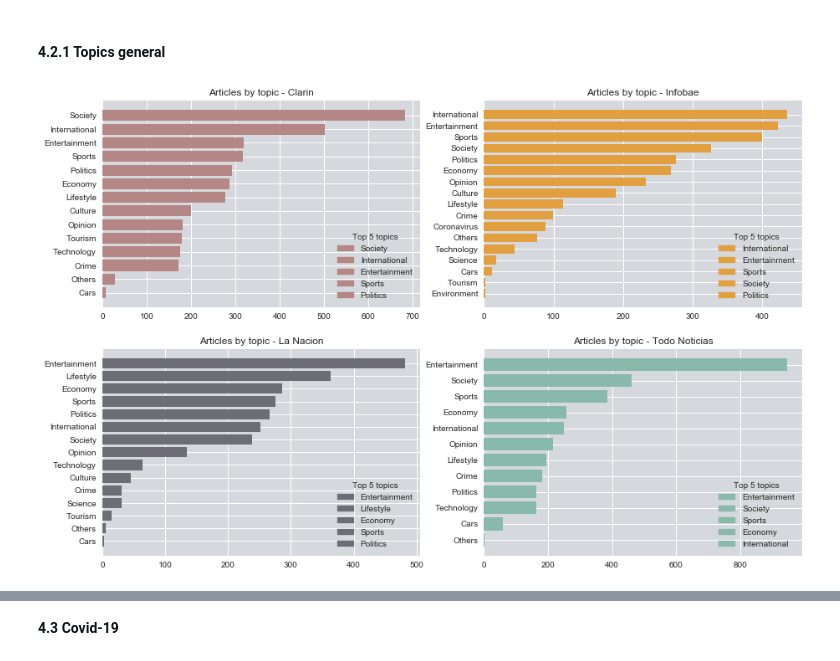
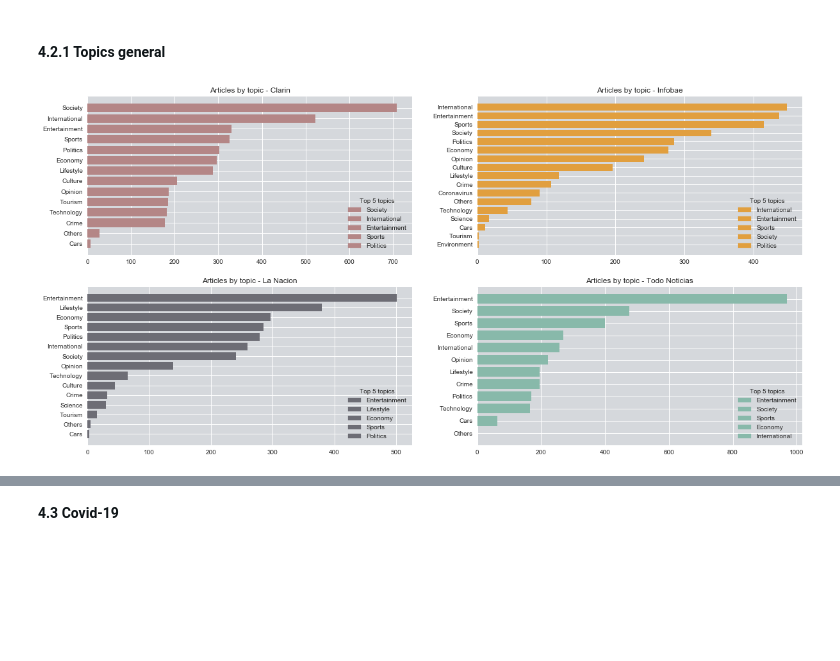
Before and after one commit to ljverni/media, a Jupyter notebook: media-report.ipynb, the cells around one changed output, grey strips where cells are left out. Saved outputs shown, nothing was run; the diff lists cells and outputs as text; code cells hidden in the pictures; blank space fills up the shorter version.

```diff
--- a/media-report.ipynb
+++ b/media-report.ipynb
@@ -315,26 +317,26 @@ The standard deviation of Todo Noticias set is explained partially because of th
 #### <font color="#0F1518">4.2.1 Topics general</font>
 # %%
 ###FIGURE-B
-fig = plt.figure(figsize=(15, 10))
+fig = plt.figure(figsize=(20, 10))
 gs = GridSpec(2, 2)
 
 #QUERIES
 total_bymedia_bytopic = df.groupby(["media_name", "topic"]).agg({"article_name":"count"}).reset_index(level="topic").rename(columns={"article_name":"topic_totals"})
 df_bytopic_merged = pd.merge(left=total_bymedia_bytopic, right=values_bymedia, how="inner", on="media_name").rename(columns={"article_name":"media_totals"})
 df_bytopic_merged["topic_percent"] = round((df_bytopic_merged["topic_totals"] / df_bytopic_merged["media_totals"])*100, 2)
 total_perc_bytopic = df_bytopic_merged.drop(columns="media_totals").reset_index()
 df_ex = lambda x, y: total_perc_bytopic.groupby(["media_name", "topic"]).get_group((x, y))[["topic_totals", "topic_percent"]].values[0][1]
 
 ####BARH PLOT####
 idx  = 0
 for name in media_names:
     total_bytopic = df.loc[df["media_name"]==name]["topic"].value_counts().sort_values()
     ax = fig.add_subplot(gs[idx])
     p_topic = Plotter(total_bytopic, f"Articles by topic - {name}")
     p_topic.barh_plotter(color_dict[name])
     idx += 1
 
 plt.show()
 # %% [output]
-[figure, old version]
+[figure, new version]
 # %% [markdown]
```
Also changed, not shown: parts of 19 cells of this notebook.
